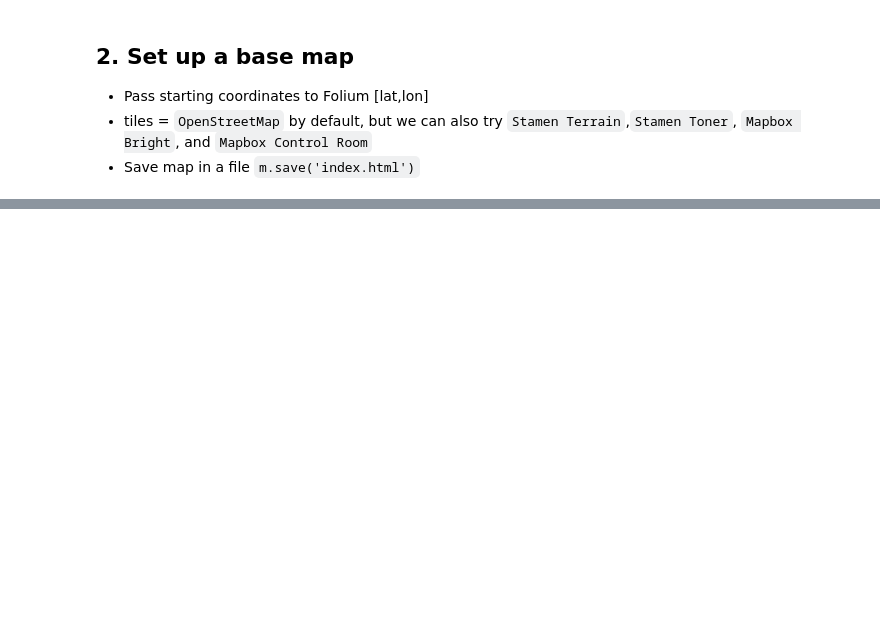
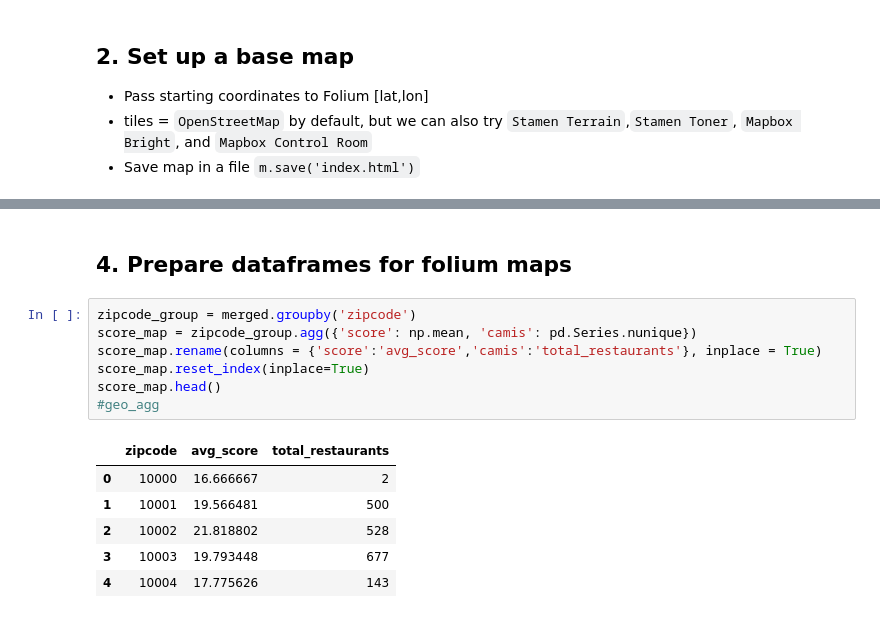
Before and after one commit to vknguyen1902/nyc-restaurants-inspections, a Jupyter notebook: geojson-folium.ipynb, the cells around one changed output, grey strips where cells are left out. Saved outputs shown, nothing was run; the diff lists cells and outputs as text; blank space fills up the shorter version.

```diff
--- a/geojson-folium.ipynb
+++ b/geojson-folium.ipynb
@@ -41,0 +135,16 @@ m
+# %% [markdown]
+## 4. Prepare dataframes for folium maps
+# %%
+zipcode_group = merged.groupby('zipcode')
+score_map = zipcode_group.agg({'score': np.mean, 'camis': pd.Series.nunique})
+score_map.rename(columns = {'score':'avg_score','camis':'total_restaurants'}, inplace = True)
+score_map.reset_index(inplace=True)
+score_map.head()
+#geo_agg
+# %% [output]
+|  | zipcode | avg_score | total_restaurants |
+| 0 | 10000 | 16.666667 | 2 |
+| 1 | 10001 | 19.566481 | 500 |
+| 2 | 10002 | 21.818802 | 528 |
+| 3 | 10003 | 19.793448 | 677 |
+| 4 | 10004 | 17.775626 | 143 |
```
Also changed, not shown: parts of 23 cells of this notebook, 1 other file.
